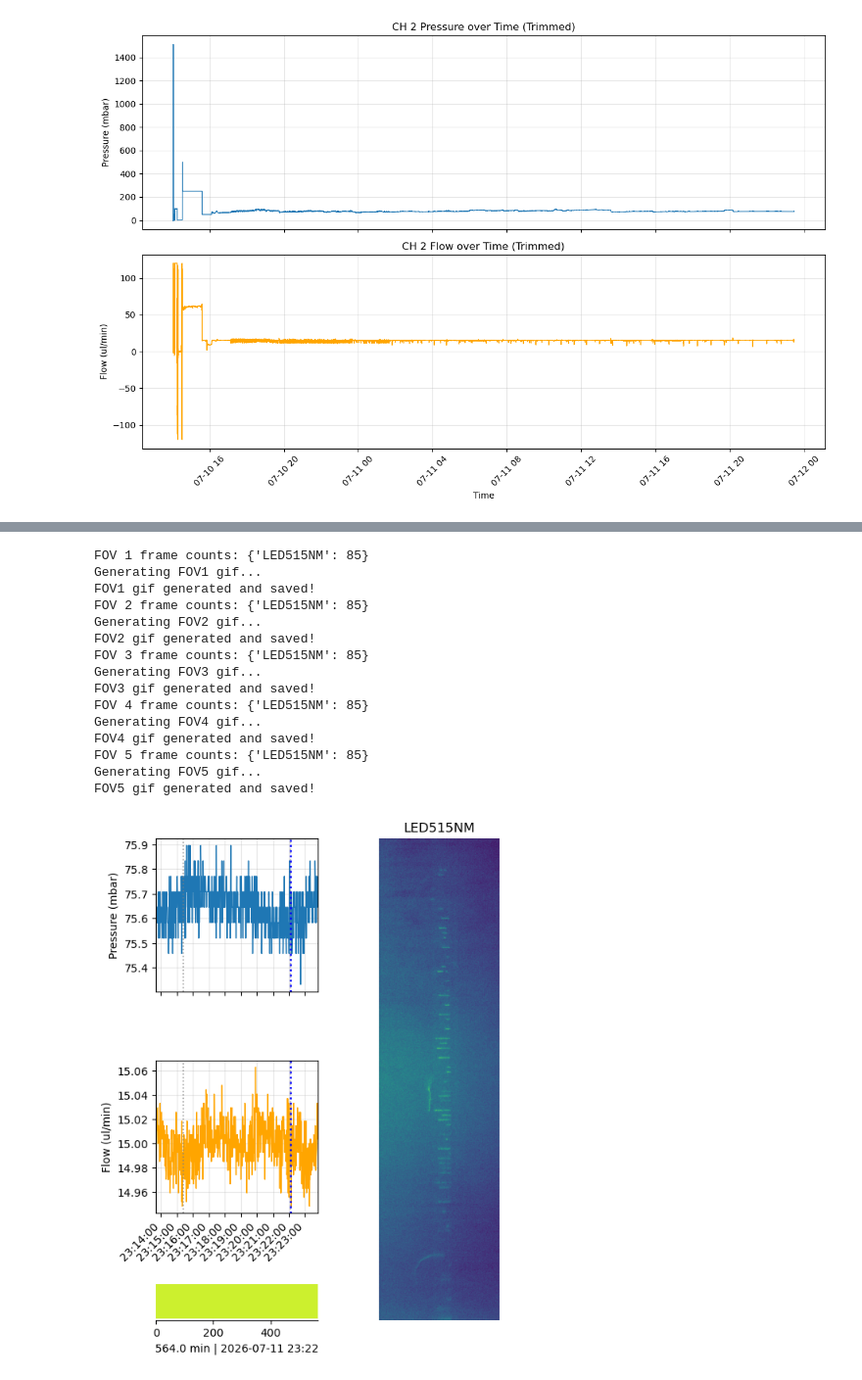
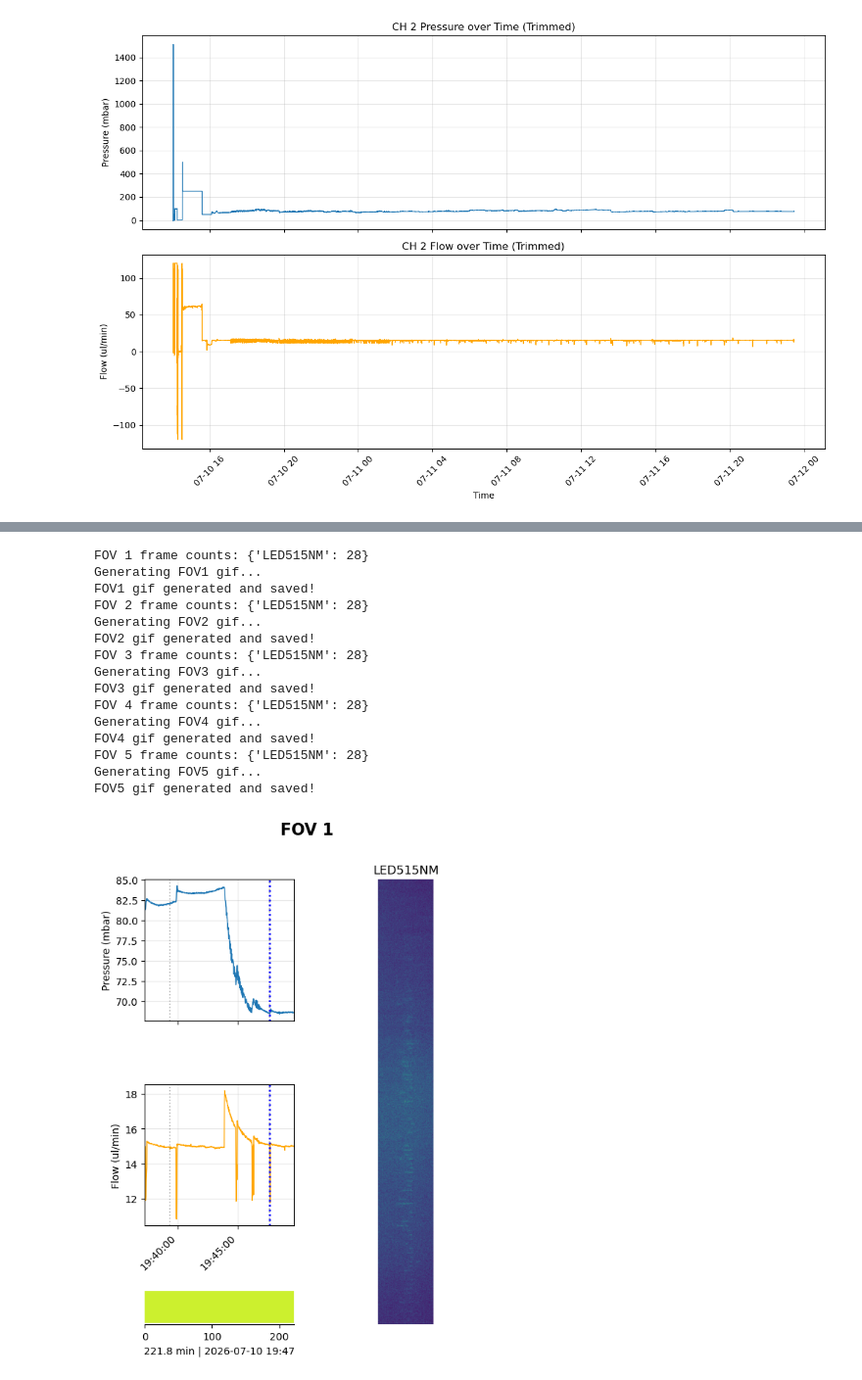
Before and after one commit to Vicente-Trelles/mm_simple_analysis, a Jupyter notebook: GIF_generator_withflow.ipynb, the cells around one changed output, grey strips where cells are left out. Shown at 98% size. Saved outputs shown, nothing was run; the diff lists cells and outputs as text; code cells hidden in the pictures.

```diff
--- a/GIF_generator_withflow.ipynb
+++ b/GIF_generator_withflow.ipynb
@@ -60,7 +60,7 @@ def plot_window(log_df, start_time, end_time):
     plt.show()
 # %%
 # INPUT experiment name
-experiment_name = "VTF---2026-07-11---X-87"
+experiment_name = "VTF---2026-07-10---X-87"
 log_file_name = "log_1007_1402_OB1.csv"
 
 # Path specification
@@ -69,7 +69,7 @@ base_path = Path("/mnt/large_storage/shared_storage/data/Vicen")
 data_path = base_path / "data" / experiment_name
 log_file = base_path / "microfluidic_logs" / log_file_name
 
-#data_path = Path("/mnt/large_storage/shared_storage/data/Vicen/data/")
+data_path = Path("/mnt/large_storage/shared_storage/data/Vicen/data/VTF---2026-07-10---X-87/overnightdata")
 
 output_path = base_path / "GIFs" / experiment_name
 output_path.mkdir(parents=True, exist_ok=True)
@@ -289,12 +289,15 @@ for led in sel_led:
 
 # Load images per position per LED
 imgs_by_led = {}
+fov_index_by_led = {}
 
 for led in sel_led:
     imgs_by_led[led] = []
-    for fov in fovs_by_led[led]:
+    fov_index_by_led[led] = {}
+    for i, fov in enumerate(fovs_by_led[led]):
         if filenames_by_fov_by_led[led][fov]:
             imgs_by_led[led].append(imread_collection(filenames_by_fov_by_led[led][fov]))
+            fov_index_by_led[led][fov] = i
 
 
 # Diagnostic: check file counts and timestamp uniqueness per LED/FOV
@@ -329,11 +332,11 @@ LED515NM - 19 total files found accross 19 FOVs
 # INPUT image adjustment parameters
 
 fov_to_display = 3
-v_min_perc = [1]
+v_min_perc = [5]
 v_max_perc = [100]
 
 #y_min, y_max, x_min, x_max = 0, 30000, 0, 3000
-y_min, y_max, x_min, x_max = 0, 3200, 1000, 1800
+y_min, y_max, x_min, x_max = 0, 3200, 900, 1300
 
 if len(v_min_perc) != len(sel_led) or len(v_max_perc) != len(sel_led):
     raise ValueError(f"Expected {len(sel_led)} values in v_min_perc and v_max_perc - one per selected LED")
@@ -390,12 +393,21 @@ timelim = None # minutes; set to a number to cap GIF length
 # %%
 # Fraction of the prev→next span to pad on each side of the window
 plot_buffer_frac = 0.25
+
+# Define timestamp extraction pattern and format
+timestamp_pattern = re.compile(r"(\d{4}-\d{2}-\d{2}_\d{2}-\d{2}-\d{2}-\d{6})")
+timestamp_format = "%Y-%m-%d_%H-%M-%S-%f"
 
 for p in fovs:
     frame_images_by_led = {}
     times_by_led = {}
 
     for led in sel_led:
+        # Skip FOV if not available for this LED
+        if p not in filenames_by_fov_by_led[led]:
+            print(f"FOV {p} not found for LED {led}; skipping.")
+            continue
+
         frame_files = filenames_by_fov_by_led[led][p]
         fov_index = fov_index_by_led[led][p]
         frame_images_by_led[led] = [
@@ -405,7 +417,12 @@ for p in fovs:
         timestamps = [timestamp_pattern.search(Path(f).name).group(1) for f in frame_files]
         times_by_led[led] = [datetime.datetime.strptime(ts, timestamp_format) for ts in timestamps]
 
-    n_frames_by_led = {led: len(frame_images_by_led[led]) for led in sel_led}
+    # Skip if no images loaded for this FOV
+    if not times_by_led:
+        print(f"FOV {p}: no images found; skipping.")
+        continue
+
+    n_frames_by_led = {led: len(frame_images_by_led[led]) for led in times_by_led.keys()}
     print(f"FOV {p} frame counts: {n_frames_by_led}")
 
     n_frames = max(n_frames_by_led.values()) if n_frames_by_led else 0
@@ -425,6 +442,7 @@ for p in fovs:
 
     # Layout: images on the right, plots (top) and bar (bottom) on the left
     fig = plt.figure(figsize=(6 * len(sel_led), 8))
+    fig.suptitle(f"FOV {p}", fontsize=16, fontweight="bold")
     outer = fig.add_gridspec(1, 2, width_ratios=[1, 1], wspace=0.25)
 
     # Left column: pressure, flow, bar stacked
@@ -445,6 +463,8 @@ for p in fovs:
         ax_bar.clear()
 
         for i, led in enumerate(sel_led):
+            if led not in frame_images_by_led:
+                continue
             frame_idx = min(frame, len(frame_images_by_led[led]) - 1)
             frame_img = frame_images_by_led[led][frame_idx]
             v_min = np.percentile(frame_img, v_min_perc[i])
@@ -499,36 +519,36 @@ for p in fovs:
             ax.axvline(t_cur, color="blue", linestyle=":", linewidth=1.8)               # present
 
         # --- Time bar ---
         time_idx = min(frame, len(minutes) - 1)
         ax_bar.barh([0], [minutes[time_idx]], height=0.6, color="#ccf02e")
         ax_bar.set_xlim(0, max(total_minutes, 1e-6))
         ax_bar.set_yticks([])
         abs_time = times_by_led[time_led][time_idx].strftime("%Y-%m-%d %H:%M")
         ax_bar.set_xlabel(f"{minutes[time_idx]:.1f} min | {abs_time}")
         ax_bar.spines["top"].set_visible(False)
         ax_bar.spines["right"].set_visible(False)
         ax_bar.spines["left"].set_visible(False)
 
     animation = FuncAnimation(fig, update, frames=range(0, n_frames), interval=200)
 
     print(f"Generating FOV{p} gif...")
     gif_path = output_path / f"{experiment_name}_{sel_led}_FOV{p}.gif"
     animation.save(gif_path, fps=fps)
     print(f"FOV{p} gif generated and saved!")
 # %% [output]
-FOV 1 frame counts: {'LED515NM': 85}
+FOV 1 frame counts: {'LED515NM': 28}
 Generating FOV1 gif...
 FOV1 gif generated and saved!
-FOV 2 frame counts: {'LED515NM': 85}
+FOV 2 frame counts: {'LED515NM': 28}
 Generating FOV2 gif...
 FOV2 gif generated and saved!
-FOV 3 frame counts: {'LED515NM': 85}
+FOV 3 frame counts: {'LED515NM': 28}
 Generating FOV3 gif...
 FOV3 gif generated and saved!
-FOV 4 frame counts: {'LED515NM': 85}
+FOV 4 frame counts: {'LED515NM': 28}
 Generating FOV4 gif...
 FOV4 gif generated and saved!
-FOV 5 frame counts: {'LED515NM': 85}
+FOV 5 frame counts: {'LED515NM': 28}
 Generating FOV5 gif...
 FOV5 gif generated and saved!
-[figure, old version]
+[figure, new version]
```
Also changed, not shown: parts of 5 cells of this notebook, 1 other file.
